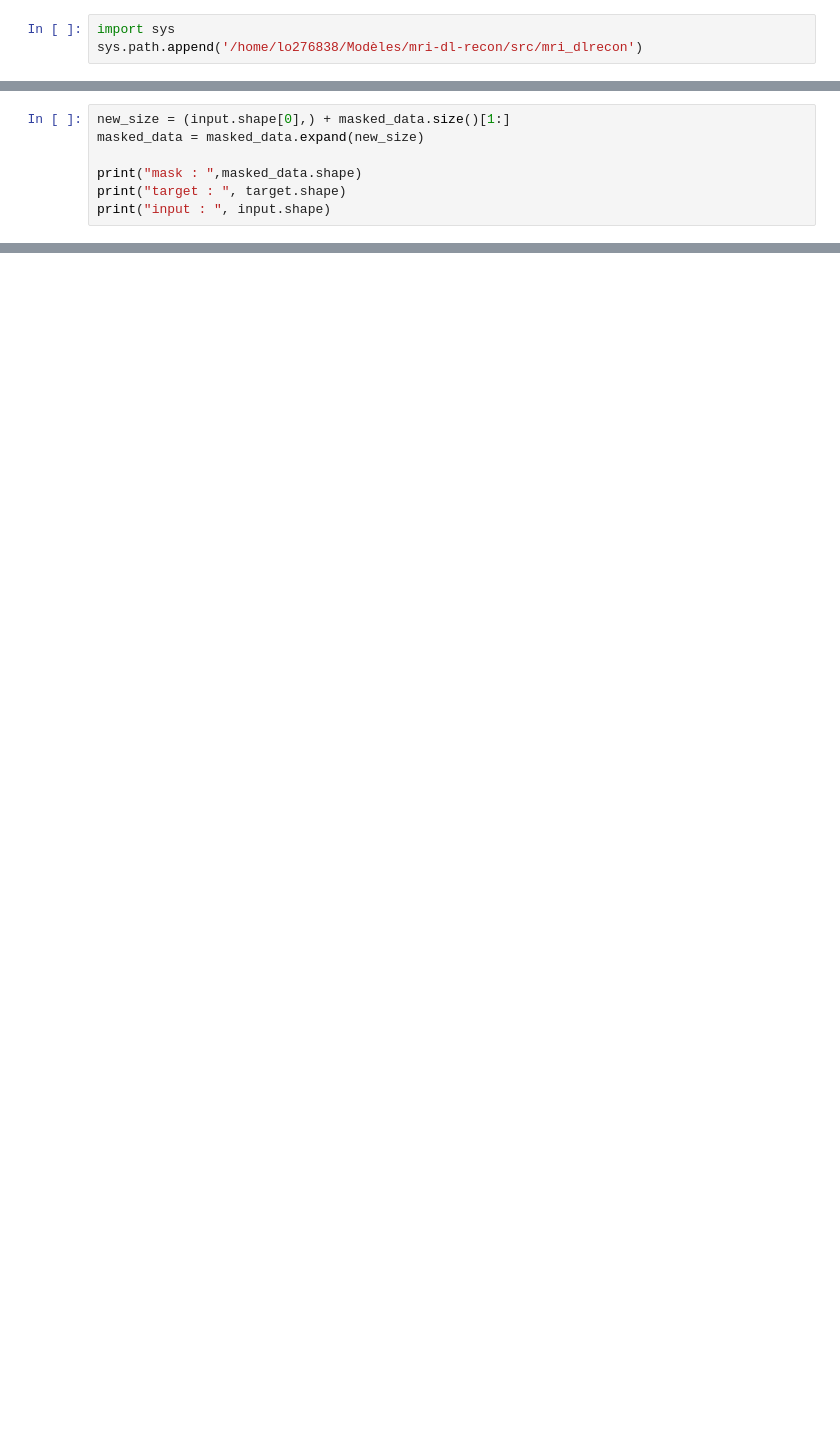
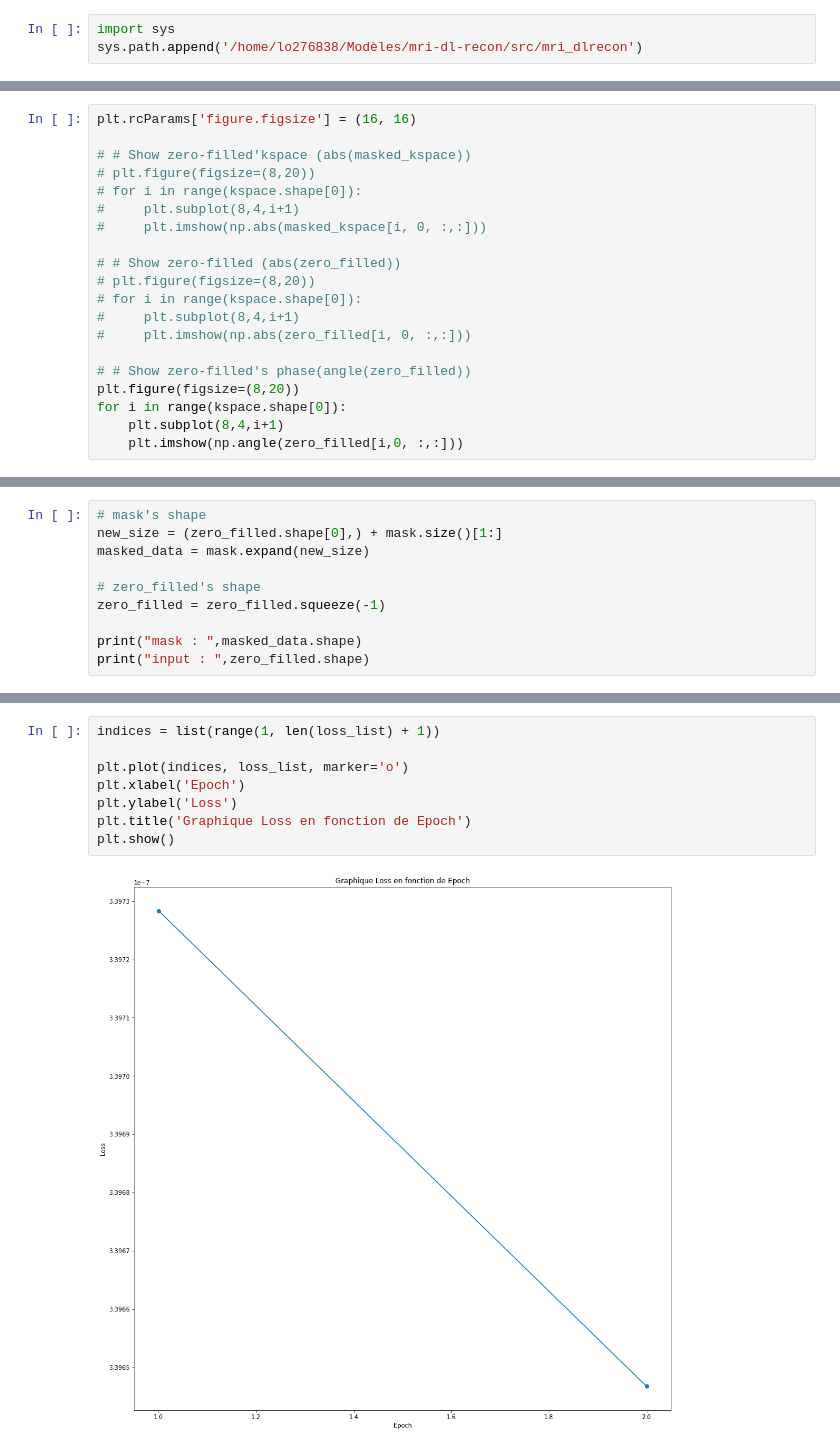
Before and after one commit to mind-inria/mri-dl-recon, a Jupyter notebook: src/mri_dlrecon/models/functions_torch/tuto_Varnet.ipynb, the cells around one changed output, grey strips where cells are left out. Drawn from its saved outputs; the diff is of its cells as text; blank space fills up the shorter version.

```diff
--- a/src/mri_dlrecon/models/functions_torch/tuto_Varnet.ipynb
+++ b/src/mri_dlrecon/models/functions_torch/tuto_Varnet.ipynb
@@ -61,0 +106,20 @@ torch.float32
+# %%
+plt.rcParams['figure.figsize'] = (16, 16)
+
+# # Show zero-filled'kspace (abs(masked_kspace))
+# plt.figure(figsize=(8,20))
+# for i in range(kspace.shape[0]):
+#     plt.subplot(8,4,i+1)
+#     plt.imshow(np.abs(masked_kspace[i, 0, :,:]))
+
+# # Show zero-filled (abs(zero_filled))
+# plt.figure(figsize=(8,20))
+# for i in range(kspace.shape[0]):
+#     plt.subplot(8,4,i+1)
+#     plt.imshow(np.abs(zero_filled[i, 0, :,:]))
+
+# # Show zero-filled's phase(angle(zero_filled))
+plt.figure(figsize=(8,20))
+for i in range(kspace.shape[0]):
+    plt.subplot(8,4,i+1)
+    plt.imshow(np.angle(zero_filled[i,0, :,:]))
@@ -62,8 +130,11 @@ torch.float32
 # %%
-new_size = (input.shape[0],) + masked_data.size()[1:]
-masked_data = masked_data.expand(new_size)
+# mask's shape
+new_size = (zero_filled.shape[0],) + mask.size()[1:]
+masked_data = mask.expand(new_size)
+
+# zero_filled's shape
+zero_filled = zero_filled.squeeze(-1)
 
 print("mask : ",masked_data.shape)
-print("target : ", target.shape)
-print("input : ", input.shape)
+print("input : ",zero_filled.shape)
 # %% [output]
@@ -175,0 +194,10 @@ y = varnet(output, mask.byte())
+# %%
+indices = list(range(1, len(loss_list) + 1))
+
+plt.plot(indices, loss_list, marker='o')
+plt.xlabel('Epoch')
+plt.ylabel('Loss')
+plt.title('Graphique Loss en fonction de Epoch')
+plt.show()
+# %% [output]
+[figure, added]
```
Also changed, not shown: parts of 19 cells of this notebook, 3 other files.
